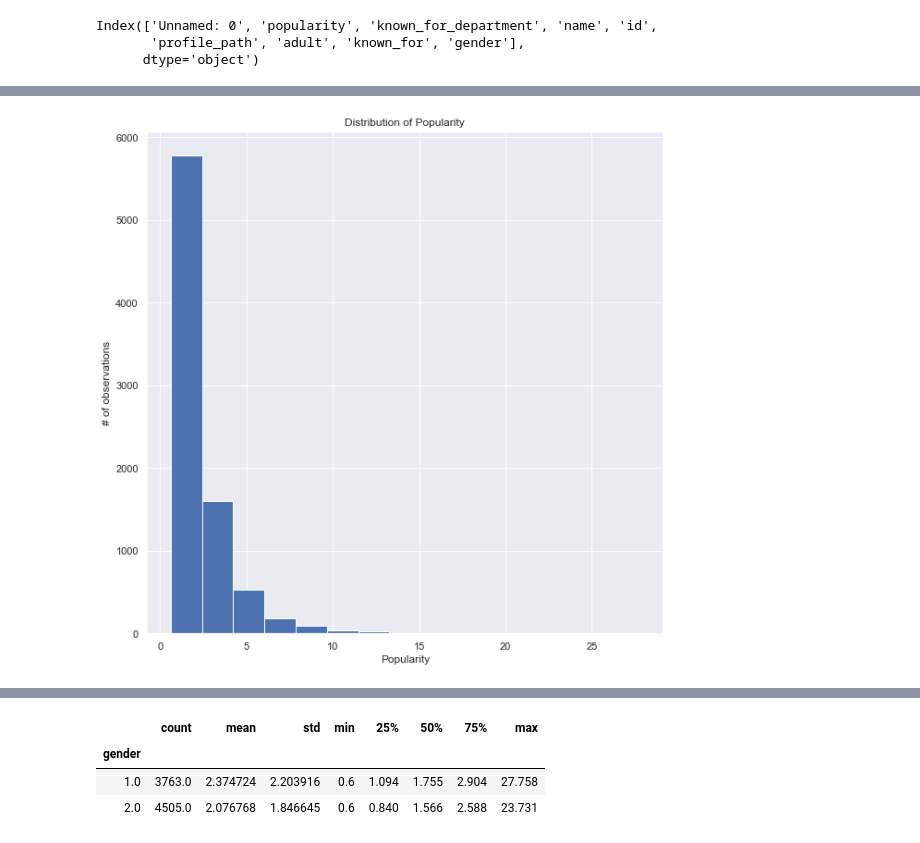
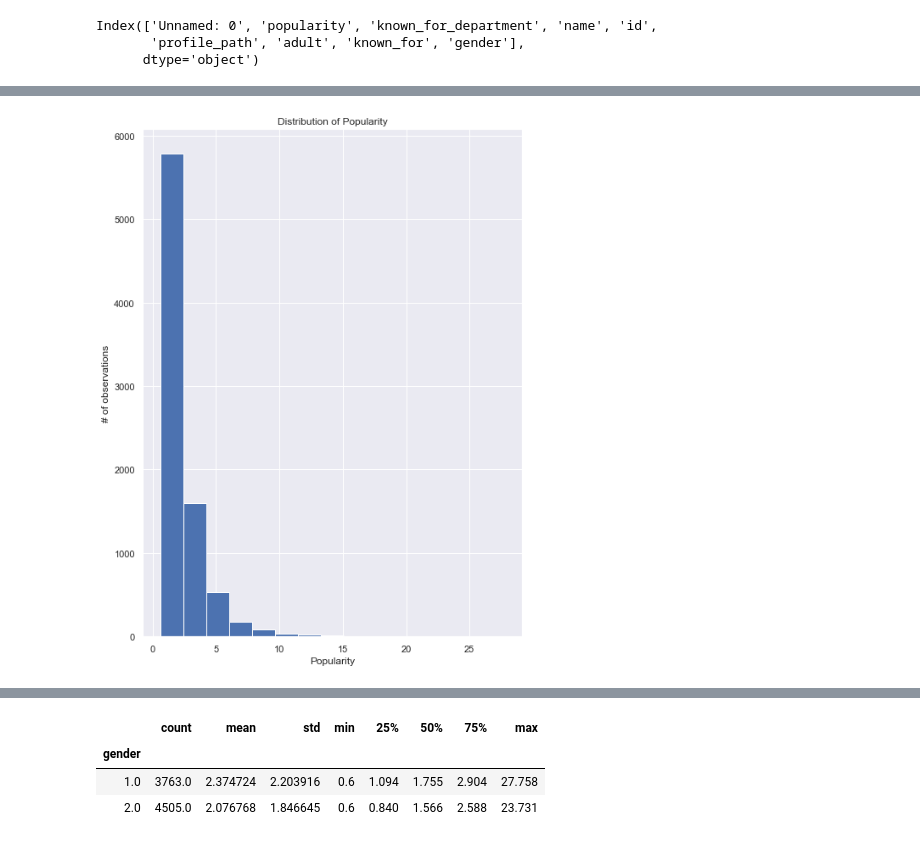
Before and after one commit to bellisor/mod1-project-killerbees, a Jupyter notebook: People_a.ipynb, the cells around one changed output, grey strips where cells are left out. Drawn from its saved outputs; the diff is of its cells as text; code cells hidden in the pictures.

```diff
--- a/People_a.ipynb
+++ b/People_a.ipynb
@@ -77,4 +75,4 @@ Index(['Unnamed: 0', 'popularity', 'known_for_department', 'name', 'id',
        'profile_path', 'adult', 'known_for', 'gender'],
       dtype='object')
 # %%
-df.set_index(['name'])
+df.set_index(['name'], inplace = True)
@@ -96,3 +79,3 @@ df.set_index(['name'])
 # %%
-dfc = df.drop(columns=['Unnamed: 0', 'profile_path', 'adult'])
+df = df.drop(columns=['Unnamed: 0', 'profile_path', 'adult'])
 # %%
@@ -137,0 +116,2 @@ dfc = dfc[(dfc['popularity'] <=30)]
+# %%
+df = df[(df['popularity'] <=30)]
@@ -138,13 +147,13 @@ dfc = dfc[(dfc['popularity'] <=30)]
 # %%
 # graphic showing the histogram of data
-fig, ax = plt.subplots(figsize=(10,10))
+fig, ax = plt.subplots(figsize=(8.,11))
 # Plot a histogram of "Weight" for mens_rowing
-ax.hist(dfc['popularity'], bins=15)
+ax.hist(df['popularity'], bins=15)
 
 ax.set_xlabel('Popularity')
 ax.set_ylabel('# of observations')
 ax.set_title("Distribution of Popularity")
 
 plt.show()
 # %% [output]
-[figure, old version]
+[figure, new version]
```
Also changed, not shown: parts of 35 cells of this notebook.
